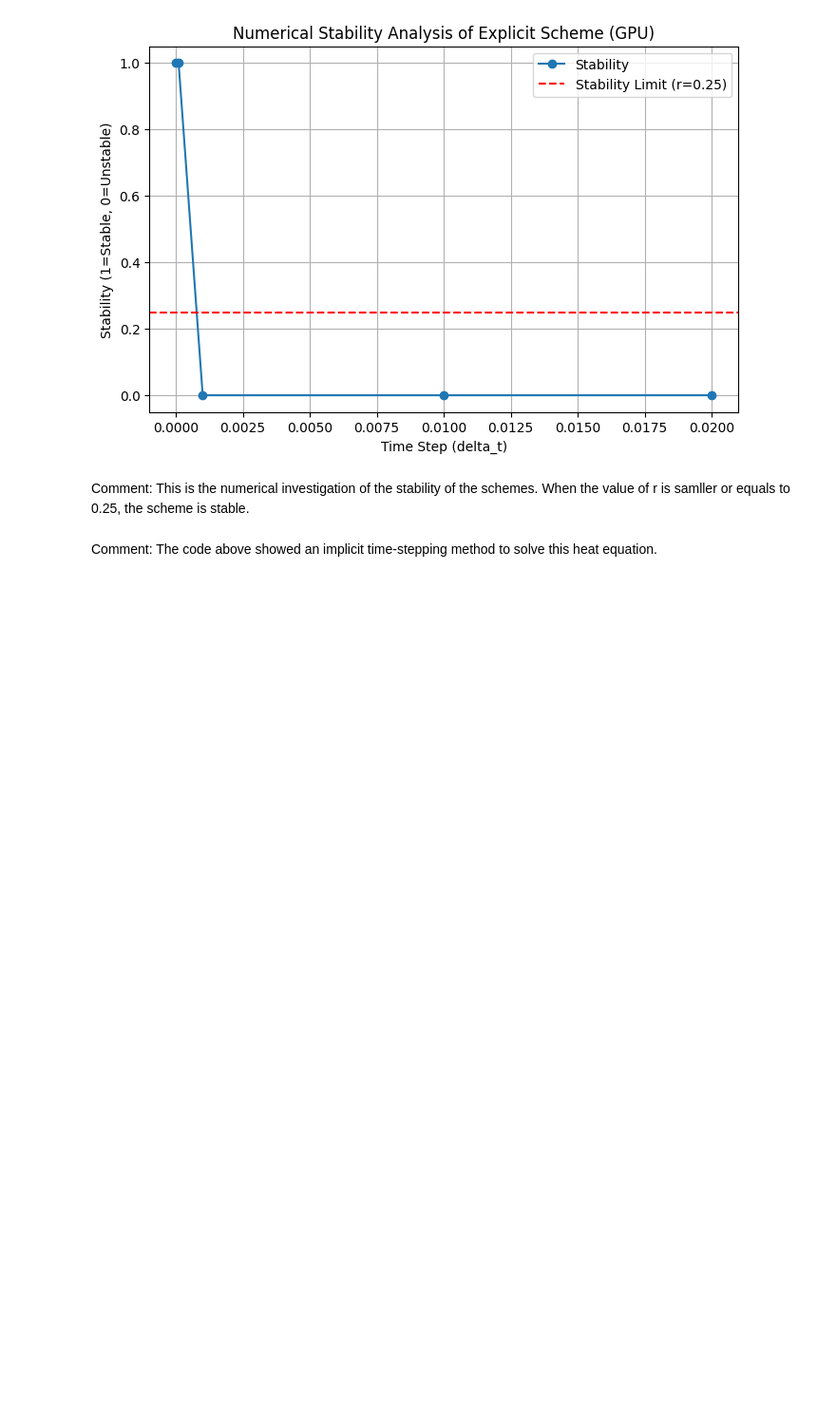
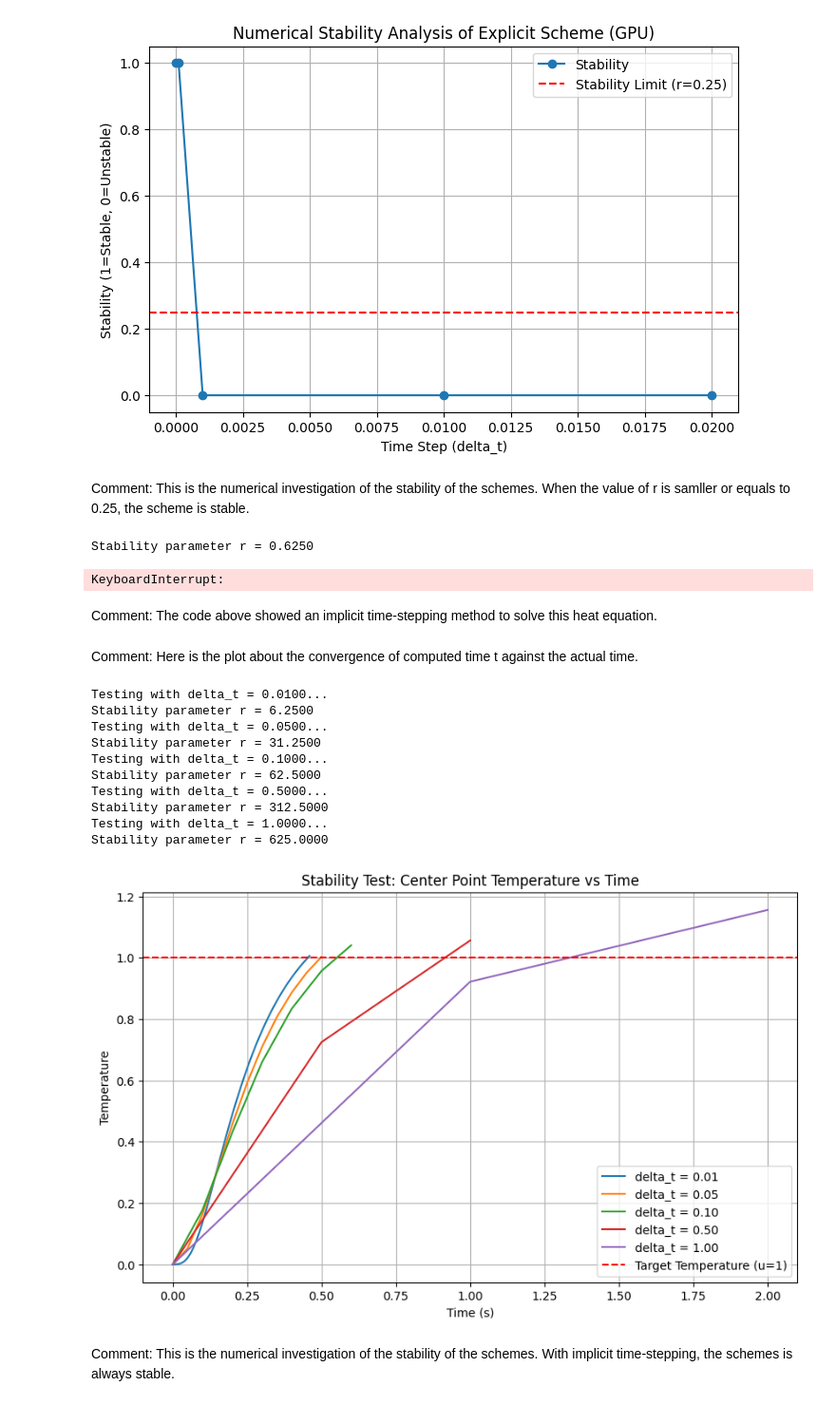
Before and after one commit to iwmysihyhe/Travel-guide, a Jupyter notebook: cw4.ipynb, the cells around one changed output. Shown at 95% size. Cells and saved outputs as stored; diff of their text form; code cells hidden in the pictures; blank space fills up the shorter version.

```diff
--- a/cw4.ipynb
+++ b/cw4.ipynb
@@ -485,2 +479,24 @@ plt.show()
+# %%
+N = 50
+delta_x = 2 / N
+delta_t = 0.001
+alpha = 1
+T = 5.0
+
+u_0 = np.zeros((N, N))
+u_0[:, 0] = 5
+u_0 = u_0.flatten()
+
+# 求解隐式热方程并监测目标时间 t^*
+usteps, target_time = solve_imp(u_0, T, delta_x, delta_t, alpha)
+
+# 打印结果
+if target_time is not None:
+    print(f"The target time t* (center reaches u=1) is approximately {target_time:.12f} seconds.")
+else:
+    print("The center temperature did not reach u=1 within the simulation time.")
+# %% [output]
+Stability parameter r = 0.6250
+KeyboardInterrupt:
 # %% [markdown]
 Comment: The code above showed an implicit time-stepping method to solve this heat equation.
@@ -486,0 +528,54 @@ Comment: The code above showed an implicit time-stepping method to solve this he
+# %% [markdown]
+Comment: Here is the plot about the convergence of computed time t against the actual time.
+# %%
+def sta_test():
+    # 参数设置
+    N = 50
+    delta_x = 2 / N
+    alpha = 1
+    T = 5.0  # 总模拟时间
+
+    # 初始化温度场
+    u_0 = np.zeros((N, N))
+    u_0[:, 0] = 5  # 左侧边界温度
+    u_0 = u_0.flatten()
+    delta_t_values = [0.01, 0.05, 0.1, 0.5, 1.0]
+
+    center_idx = (N // 2) * N + (N // 2)
+
+    plt.figure(figsize=(10, 6))
+    for delta_t in delta_t_values:
+        print(f"Testing with delta_t = {delta_t:.4f}...")
+        # 解包返回值
+        usteps, target_time = solve_imp(u_0, T, delta_x, delta_t, alpha)
+
+        # 从usteps中提取中心点温度时间序列
+        center_temperatures = [u[center_idx] for u in usteps]
+
+        time_points = np.arange(len(center_temperatures)) * delta_t
+        plt.plot(time_points, center_temperatures, label=f"delta_t = {delta_t:.2f}")
+
+    plt.axhline(1, color="r", linestyle="--", label="Target Temperature (u=1)")
+    plt.xlabel("Time (s)")
+    plt.ylabel("Temperature")
+    plt.title("Stability Test: Center Point Temperature vs Time")
+    plt.legend()
+    plt.grid()
+    plt.show()
+
+if __name__ == "__main__":
+    sta_test()
+# %% [output]
+Testing with delta_t = 0.0100...
+Stability parameter r = 6.2500
+Testing with delta_t = 0.0500...
+Stability parameter r = 31.2500
+Testing with delta_t = 0.1000...
+Stability parameter r = 62.5000
+Testing with delta_t = 0.5000...
+Stability parameter r = 312.5000
+Testing with delta_t = 1.0000...
+Stability parameter r = 625.0000
+[figure, added]
+# %% [markdown]
+Comment: This is the numerical investigation of the stability of the schemes. With implicit time-stepping, the schemes is always stable.
```
Also changed, not shown: parts of 2 cells of this notebook.
